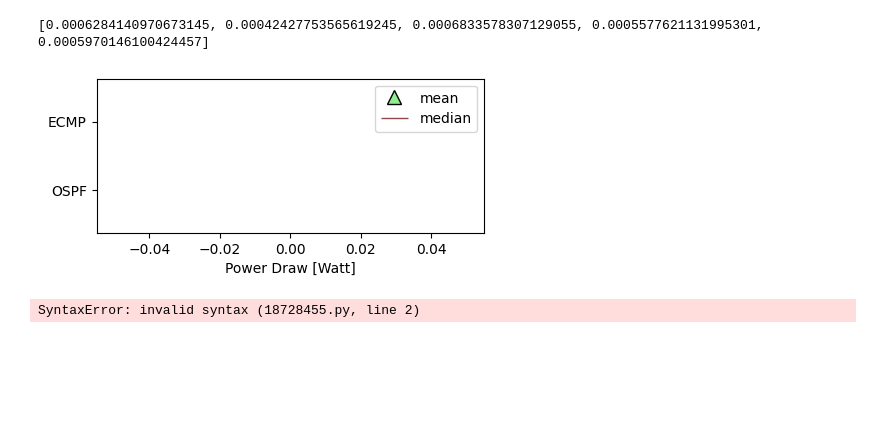
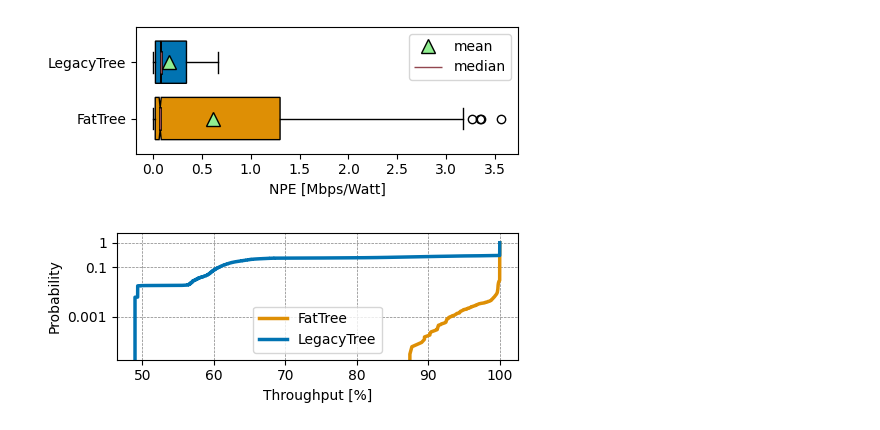
Before and after one commit to T0mexX/opendc-t0m3x, a Jupyter notebook: opendc-experiments/opendc-experiments-base/src/main/resources/process/exp4/exp4.ipynb, the cells around one changed output. Cells and saved outputs as stored; diff of their text form; code cells hidden in the pictures; blank space fills up the shorter version.

```diff
--- a/opendc-experiments/opendc-experiments-base/src/main/resources/process/exp4/exp4.ipynb
+++ b/opendc-experiments/opendc-experiments-base/src/main/resources/process/exp4/exp4.ipynb
@@ -1,6 +1,13 @@
 # %%
 import pandas as pd
 from matplotlib import pyplot as plt
+# %%
+import seaborn as sns
+
+clr_palette = sns.color_palette("colorblind")
+
+tree_clr = clr_palette[0]
+ftree_clr = clr_palette[1]
 # %%
 class NodeOutCol:
     """Many not included here"""
@@ -29,46 +36,53 @@ ftree_node_df: pd.DataFrame = pd.read_parquet("../fat_tree_250x10_n=6_50hosts/ra
 tree_net_df: pd.DataFrame = pd.read_parquet("../tree_250x10_n=7_50hosts/raw-output/0/seed=0/networking/network.parquet")
 tree_node_df: pd.DataFrame = pd.read_parquet("../tree_250x10_n=7_50hosts/raw-output/0/seed=0/networking/node.parquet")
 # %%
+import math
+
 def npe_box():
     plt.figure(figsize=(5,2))
 
     ftree_npe = (ftree_net_df[NetOutCol.TOT_TPUT] / ftree_net_df[NetOutCol.CURR_PWR_USE]).tolist()
     tree_npe = (tree_net_df[NetOutCol.TOT_TPUT] / tree_net_df[NetOutCol.CURR_PWR_USE]).tolist()
-    print(ftree_npe[:5])
 
+    ftree_npe = [0 if math.isnan(x) else x for x in ftree_npe]
+    tree_npe = [0 if math.isnan(x) else x for x in tree_npe]
 
     bp = plt.boxplot(
         [ftree_npe, tree_npe],
         vert=False,
         widths=0.6,
         positions=[0.6, 1.4],
         patch_artist=True,
         notch=True,
         showmeans=True,
-        meanprops={'markerfacecolor': "lightgreen", 'markeredgecolor': "black", 'markersize': 10}
+        meanprops={'markerfacecolor': "lightgreen", 'markeredgecolor': "black", 'markersize': 10},
+        # medianprops=dict(color='#92474F', linewidth=2, linestyle='-', markeredgecolor='black')
     )
 
-    plt.xlabel("Power Draw [Watt]")
-    bp["boxes"][0].set_facecolor("darkorange")
-    bp["boxes"][1].set_facecolor("royalblue")
+    plt.xlabel("NPE [Mbps/Watt]")
+    bp["boxes"][0].set_facecolor(ftree_clr)
+    bp["boxes"][1].set_facecolor(tree_clr)
     for median in bp["medians"]:
+        x, y = median.get_xdata(), median.get_ydata()
         median.set_color("#92474F")
-    plt.yticks([0.6, 1.4], ["OSPF", "ECMP"])
-    # plt.ylim(0, 3)
+        plt.plot(x, y, color="black", linewidth=4, zorder=1)  # border layer
+        plt.plot(x, y, color="black", linewidth=2, zorder=2)  # median line
+
+    plt.yticks([0.6, 1.4], ["FatTree", "LegacyTree"])
+    plt.tight_layout()
 
     plt.legend([bp['means'][0], bp["medians"][0]], ['mean', 'median'], loc ="best")
+    plt.savefig("./npe_box.png", dpi=300, bbox_inches="tight")
 
 npe_box()
 # %% [output]
-[0.0006284140970673145, 0.00042427753565619245, 0.0006833578307129055, 0.0005577621131995301, 0.0005970146100424457]
-[figure, old version]
+[figure, new version]
 # %%
 import matplotlib.ticker as ticker
 import numpy as np
 
 # Create avg tput plot
 def tput_tail_dist():
-
     plt.figure(figsize=(5,2))
     def compute_rcdf(data):
         """Compute RCDF from raw data."""
@@ -82,23 +96,29 @@ def tput_tail_dist():
     x1, y1 = compute_rcdf(tput1)
     x2, y2 = compute_rcdf(tput2)
 
-    plt.plot(x1, y1, label="FatTree", color="darkorange")
-    plt.plot(x2, y2, label="LegacyTree", color="darkblue")
+    plt.plot(x1, y1, label="FatTree", linewidth=2.5, color=ftree_clr)
+    plt.plot(x2, y2, label="LegacyTree", linewidth=2.5, color=tree_clr)
     plt.yscale("log")
 
     def format_func(value, tick_position):
         return f'{value:.3f}'.rstrip('0').rstrip('.') if value != 0 else '0'
 
     # Apply the custom formatter to y-axis
+    plt.yticks([0.001, 0.1, 1])
     plt.gca().yaxis.set_major_formatter(ticker.FuncFormatter(format_func))
 
     plt.legend(loc="best")
     plt.xlabel("Throughput [%]")
     plt.ylabel("Probability")
+    plt.ylim([None, 2.5])
 
     plt.grid(True, which='major', axis='both', linestyle='--', linewidth=0.5, color='gray')
+    plt.tight_layout()
+
+    plt.savefig("./tput_tail.png", dpi=300, bbox_inches="tight")
 
 
-avg_tpu_plot()
+
+tput_tail_dist()
 # %% [output]
-SyntaxError: invalid syntax (18728455.py, line 2)
+[figure, added]
```
Also changed, not shown: 16 other files.
